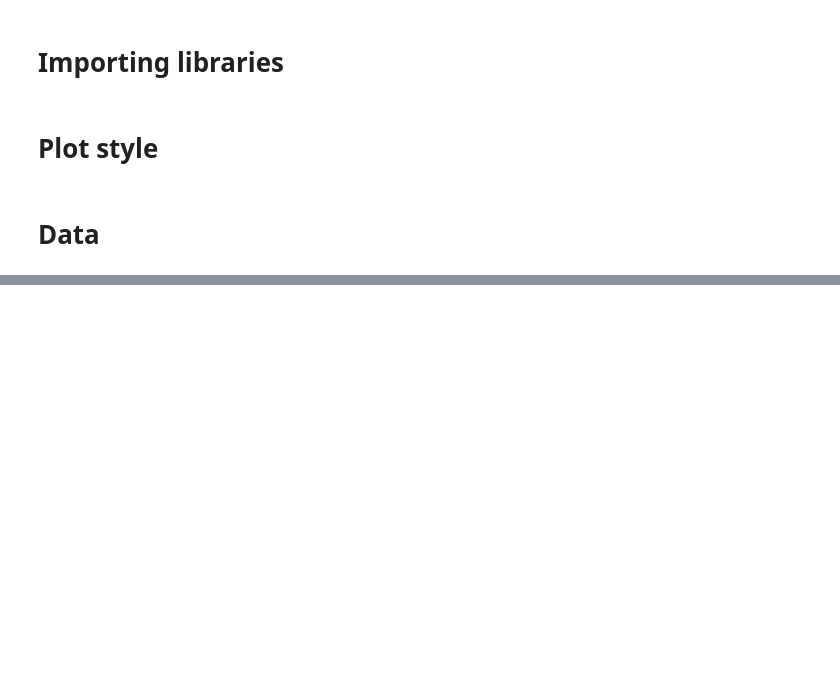
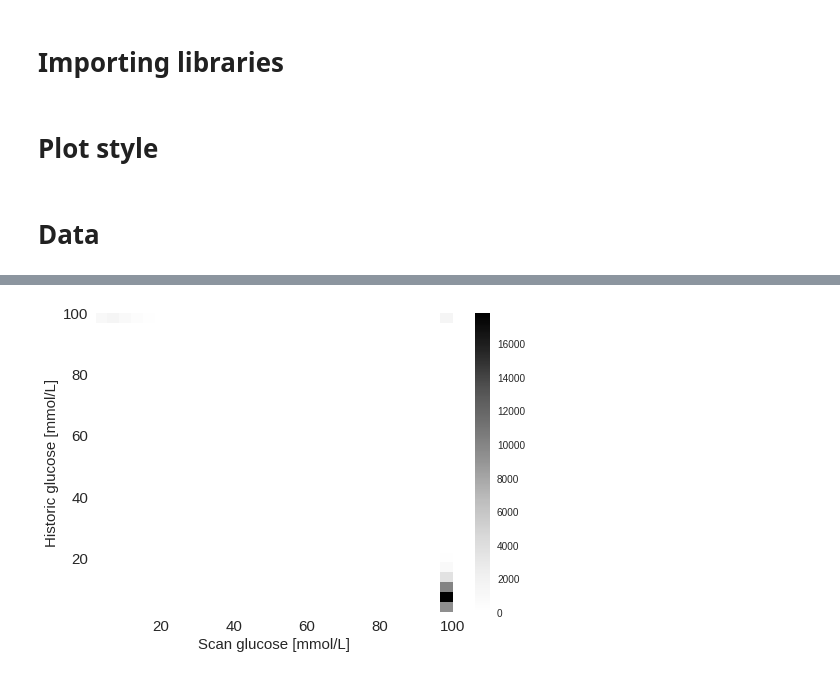
Before and after one commit to sdysch/diabetes-ml, a Jupyter notebook: libre_data_analysis.ipynb, the cells around one changed output, grey strips where cells are left out. Drawn from its saved outputs; the diff is of its cells as text; code cells hidden in the pictures; blank space fills up the shorter version.

```diff
--- a/libre_data_analysis.ipynb
+++ b/libre_data_analysis.ipynb
@@ -48,0 +100,18 @@ plt.show()
+# %%
+# fill NaNs to unphysical value
+scan = data['Scan Glucose mmol/L'].fillna(-1)
+historic = data['Historic Glucose mmol/L'].fillna(-1)
+
+# print(scan[scan['Scan Glucose mmol/L'] != -1])
+# print(historic[historic['Historic Glucose mmol/L'] != -1])
+
+fig, ax = plt.subplots()
+h = ax.hist2d(scan, historic, bins=30);
+fig.colorbar(h[3], ax=ax);
+
+ax.set_xlabel('Scan glucose [mmol/L]', fontsize=15)
+ax.set_ylabel('Historic glucose [mmol/L]', fontsize=15)
+ax.tick_params(axis='x', labelsize=15)
+ax.tick_params(axis='y', labelsize=15)
+# %% [output]
+[figure, added]
```
Also changed, not shown: parts of 6 cells of this notebook, 2 other files.
